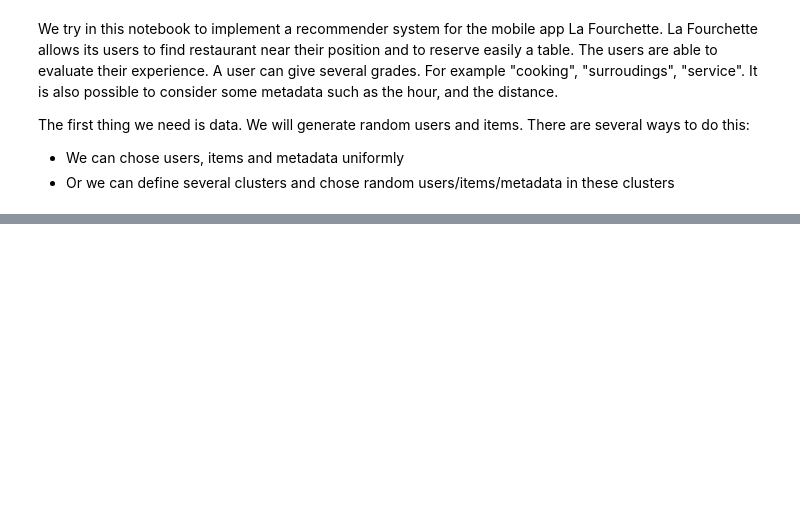
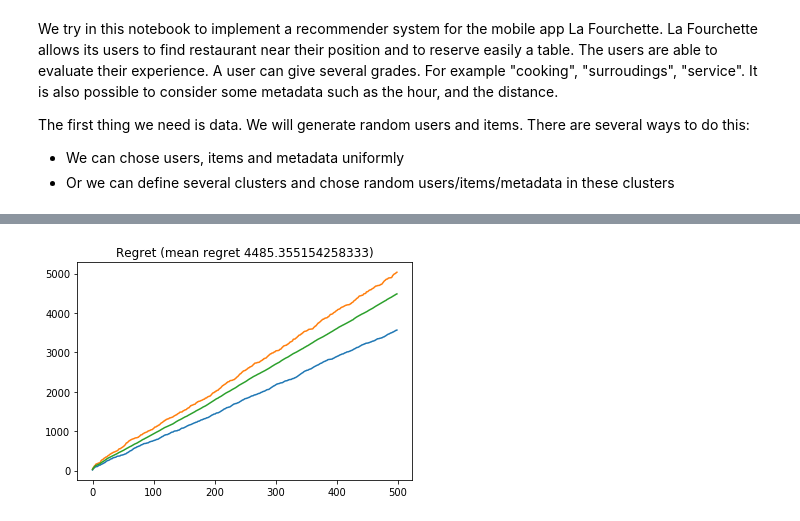
Before and after one commit to Scotchy/LaFourchette, a Jupyter notebook: RecommenderSystem.ipynb, the cells around one changed output, grey strips where cells are left out. Saved outputs shown, nothing was run; the diff lists cells and outputs as text; code cells hidden in the pictures; blank space fills up the shorter version.

```diff
--- a/RecommenderSystem.ipynb
+++ b/RecommenderSystem.ipynb
@@ -305,0 +109,2 @@ b = np.array([1,2,3])
+# %%
+r3 = run_exp(100, 20, ContextualEpsilonGreedyAgent(100, 343), n_iterations=500, n_exp=10, seed=2020)
@@ -305,0 +133,4 @@ b = np.array([1,2,3])
+# %%
+draw_regret(r3)
+# %% [output]
+[figure, added]
```
Also changed, not shown: parts of 73 cells of this notebook, 5 other files.
